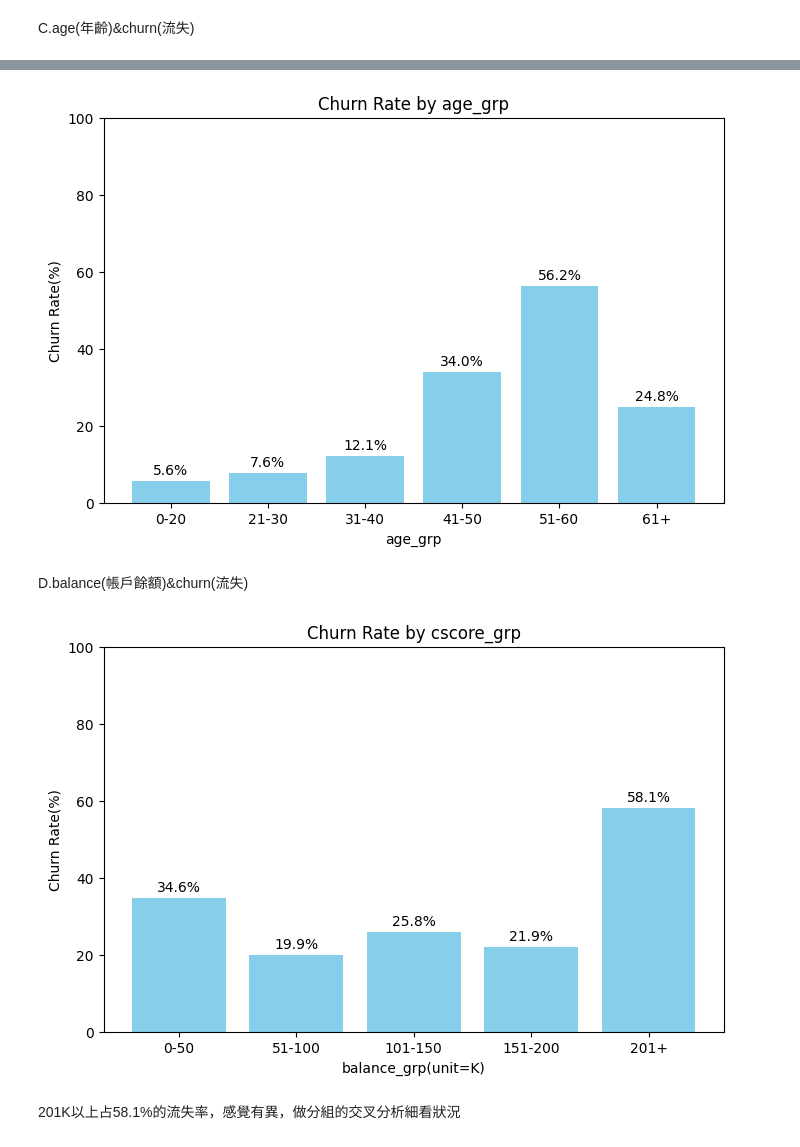
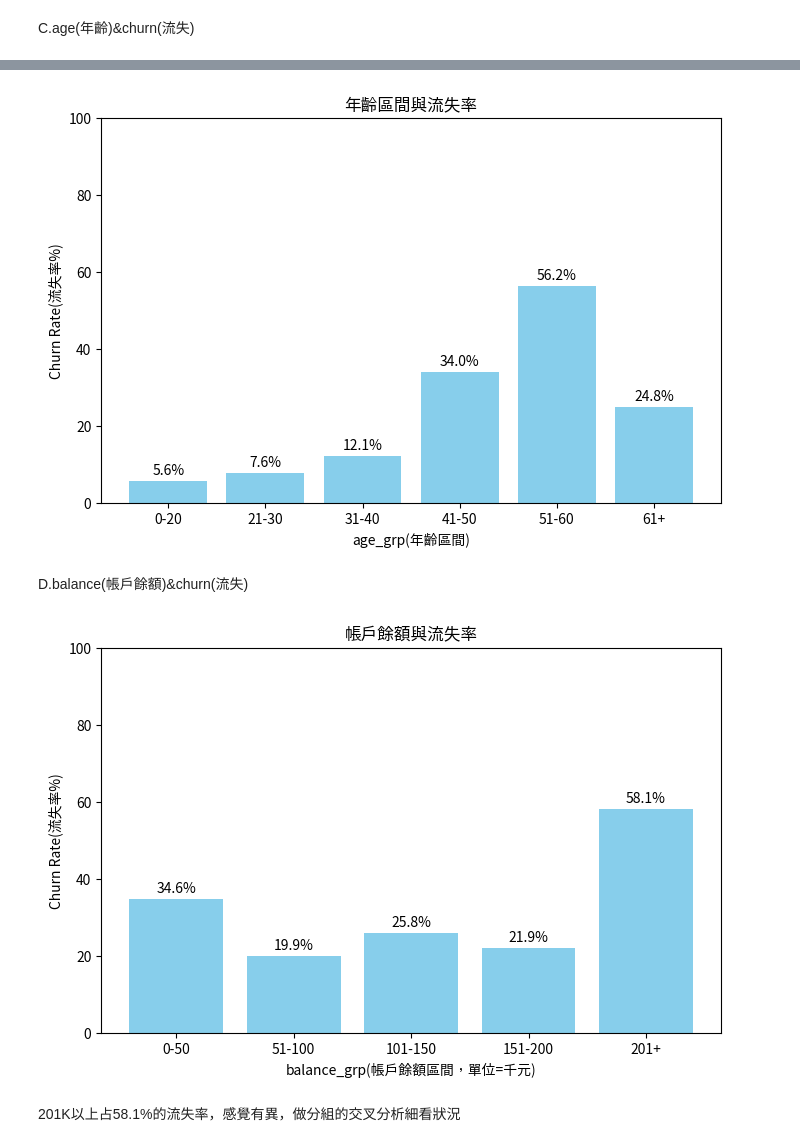
Before and after one commit to akilchen/side-project, a Jupyter notebook: Bank_Customer_Churn_Dataset.ipynb, the cells around one changed output, grey strips where cells are left out. Saved outputs shown, nothing was run; the diff lists cells and outputs as text; code cells hidden in the pictures.

```diff
--- a/Bank_Customer_Churn_Dataset.ipynb
+++ b/Bank_Customer_Churn_Dataset.ipynb
@@ -332,34 +356,34 @@ bars = plt.bar(grouped['age_grp'], grouped['churn'], color='skyblue')
 for bar in bars:
   height = bar.get_height()
   plt.text(bar.get_x() + bar.get_width()/2, height + 1, f'{height:.1f}%', ha='center', va='bottom', fontsize=10)
-plt.xlabel('age_grp')
-plt.ylabel('Churn Rate(%)')
-plt.title('Churn Rate by age_grp')
+plt.xlabel('age_grp(年齡區間)')
+plt.ylabel('Churn Rate(流失率%)')
+plt.title('年齡區間與流失率')
 plt.ylim(0, 100)
 plt.show()
 # %% [output]
-[figure, old version]
+[figure, new version]
 # %% [markdown]
 D.balance(帳戶餘額)&churn(流失)
 # %%
 # 計算每個區間的平均流失率
 grouped = df.groupby('balance_grp')['churn'].mean().reset_index()  #groupby(...).mean()計算每組的流失率。
 grouped['churn'] = grouped['churn'] * 100  # 轉換成百分比
 
 # 畫長條圖
 plt.figure(figsize=(8, 5))
 bars = plt.bar(grouped['balance_grp'], grouped['churn'], color='skyblue')
 # 顯示每個bar上的數字（%.1f%%）
 for bar in bars:
   height = bar.get_height()
   plt.text(bar.get_x() + bar.get_width()/2, height + 1, f'{height:.1f}%', ha='center', va='bottom', fontsize=10)
-plt.xlabel('balance_grp(unit=K)')
-plt.ylabel('Churn Rate(%)')
-plt.title('Churn Rate by cscore_grp')
+plt.xlabel('balance_grp(帳戶餘額區間，單位=千元)')
+plt.ylabel('Churn Rate(流失率%)')
+plt.title('帳戶餘額與流失率')
 plt.ylim(0, 100)
 plt.show()
 # %% [output]
-[figure, old version]
+[figure, new version]
 # %% [markdown]
 201K以上占58.1%的流失率，感覺有異，做分組的交叉分析細看狀況
 # %%
```
Also changed, not shown: parts of 40 cells of this notebook.
